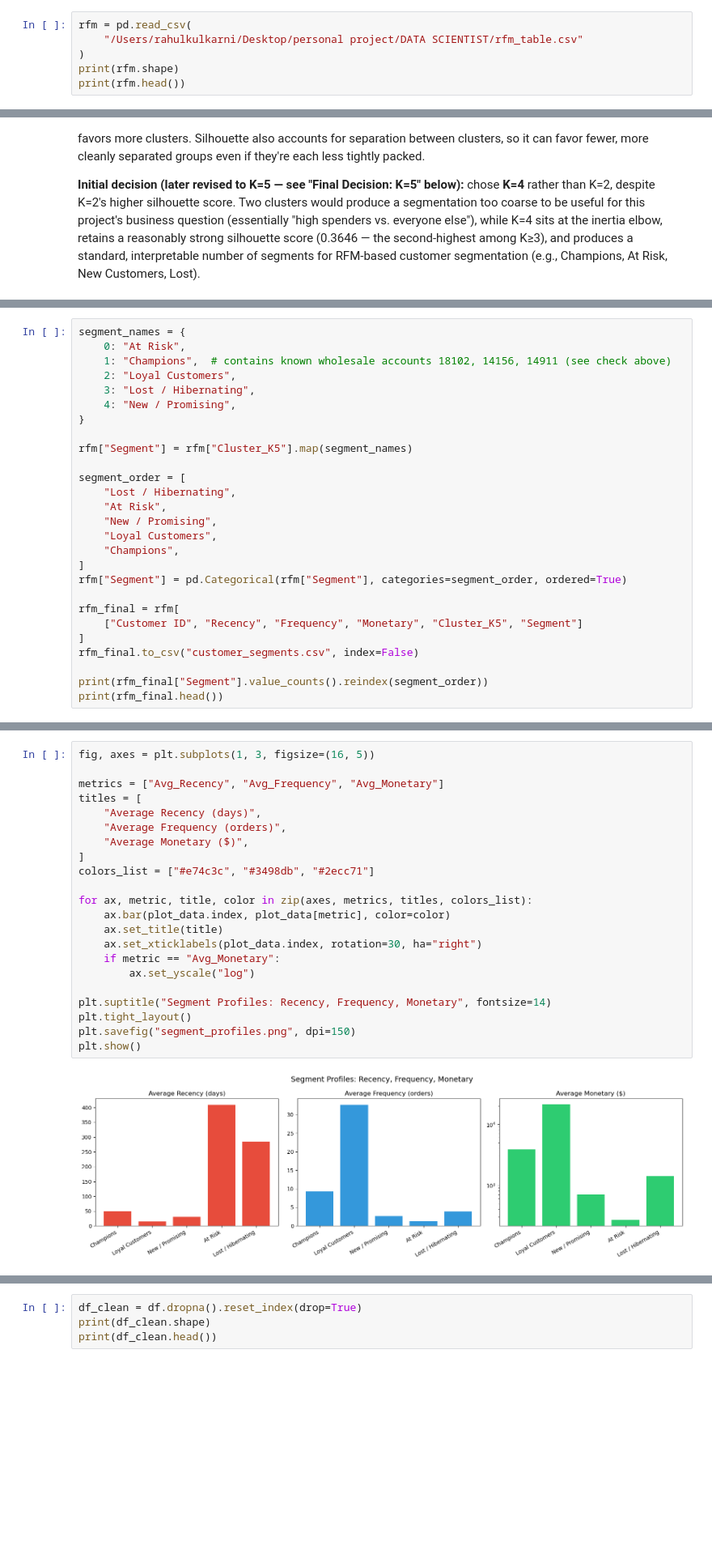
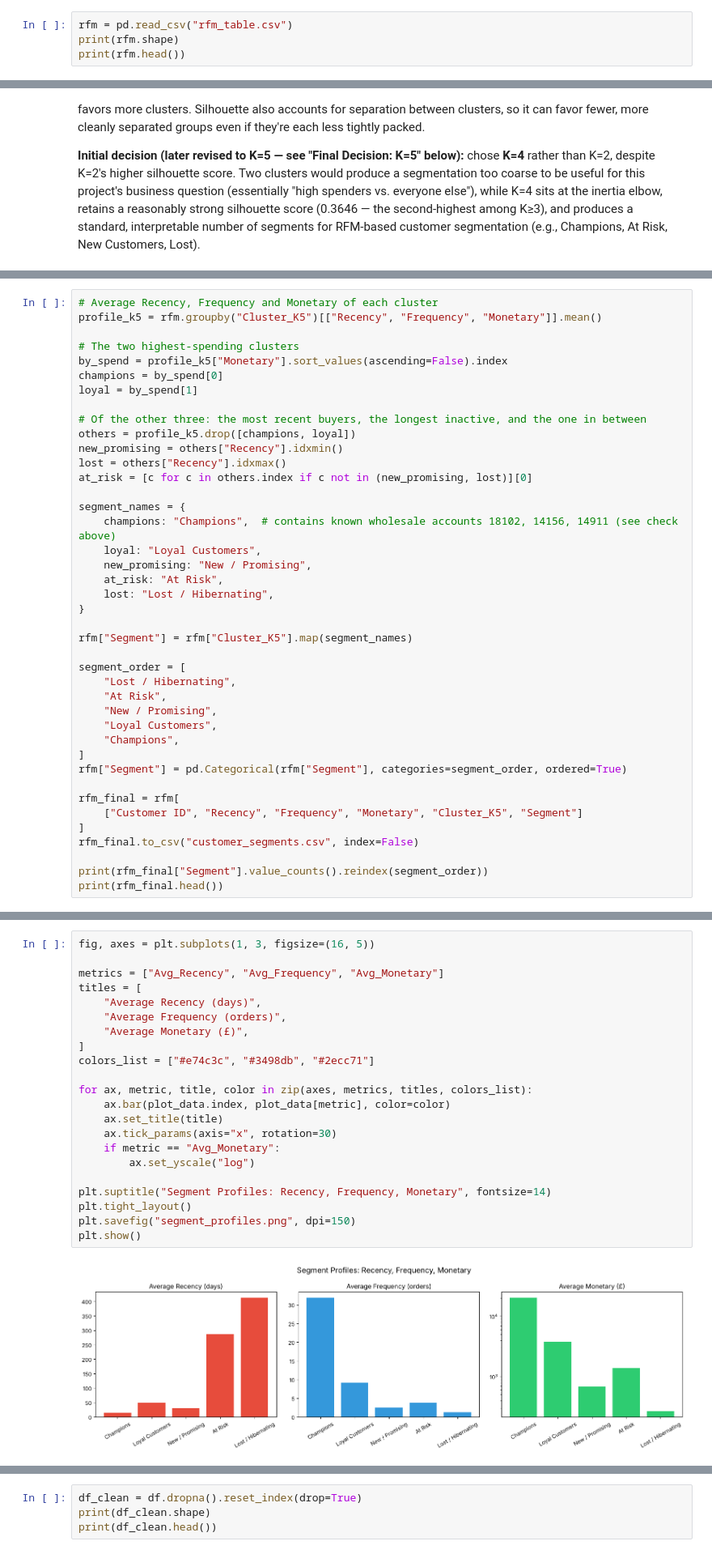
Before and after one commit to Rahulkulkarni2002/customer-segmentation-retention-analysis, a Jupyter notebook: notebook.ipynb, the cells around one changed output, grey strips where cells are left out. Shown at 81% size. Saved outputs shown, nothing was run; the diff lists cells and outputs as text; blank space fills up the shorter version.

Commit message:
Repeatable segments, clustering comparison, fair forecast comparison

```diff
--- a/notebook.ipynb
+++ b/notebook.ipynb
@@ -661,7 +707,5 @@ Saved: (5855, 4)
 # %%
-rfm = pd.read_csv(
-    "/Users/rahulkulkarni/Desktop/personal project/DATA SCIENTIST/rfm_table.csv"
-)
+rfm = pd.read_csv("rfm_table.csv")
 print(rfm.shape)
 print(rfm.head())
 # %% [output]
@@ -861,10 +969,24 @@ The largest segments by count are Lost/Hibernating (1,648) and At Risk (1,374)
 # %%
+# Average Recency, Frequency and Monetary of each cluster
+profile_k5 = rfm.groupby("Cluster_K5")[["Recency", "Frequency", "Monetary"]].mean()
+
+# The two highest-spending clusters
+by_spend = profile_k5["Monetary"].sort_values(ascending=False).index
+champions = by_spend[0]
+loyal = by_spend[1]
+
+# Of the other three: the most recent buyers, the longest inactive, and the one in between
+others = profile_k5.drop([champions, loyal])
+new_promising = others["Recency"].idxmin()
+lost = others["Recency"].idxmax()
+at_risk = [c for c in others.index if c not in (new_promising, lost)][0]
+
 segment_names = {
-    0: "At Risk",
-    1: "Champions",  # contains known wholesale accounts 18102, 14156, 14911 (see check above)
-    2: "Loyal Customers",
-    3: "Lost / Hibernating",
-    4: "New / Promising",
+    champions: "Champions",  # contains known wholesale accounts 18102, 14156, 14911 (see check above)
+    loyal: "Loyal Customers",
+    new_promising: "New / Promising",
+    at_risk: "At Risk",
+    lost: "Lost / Hibernating",
 }
 
 rfm["Segment"] = rfm["Cluster_K5"].map(segment_names)
@@ -1029,25 +1151,25 @@ plt.show()
 # %%
 fig, axes = plt.subplots(1, 3, figsize=(16, 5))
 
 metrics = ["Avg_Recency", "Avg_Frequency", "Avg_Monetary"]
 titles = [
     "Average Recency (days)",
     "Average Frequency (orders)",
-    "Average Monetary ($)",
+    "Average Monetary (£)",
 ]
 colors_list = ["#e74c3c", "#3498db", "#2ecc71"]
 
 for ax, metric, title, color in zip(axes, metrics, titles, colors_list):
     ax.bar(plot_data.index, plot_data[metric], color=color)
     ax.set_title(title)
-    ax.set_xticklabels(plot_data.index, rotation=30, ha="right")
+    ax.tick_params(axis="x", rotation=30)
     if metric == "Avg_Monetary":
         ax.set_yscale("log")
 
 plt.suptitle("Segment Profiles: Recency, Frequency, Monetary", fontsize=14)
 plt.tight_layout()
 plt.savefig("segment_profiles.png", dpi=150)
 plt.show()
 # %% [output]
-[figure, old version]
+[figure, new version]
 # %% [markdown]
```
Also changed, not shown: parts of 77 cells of this notebook, 9 other files.
